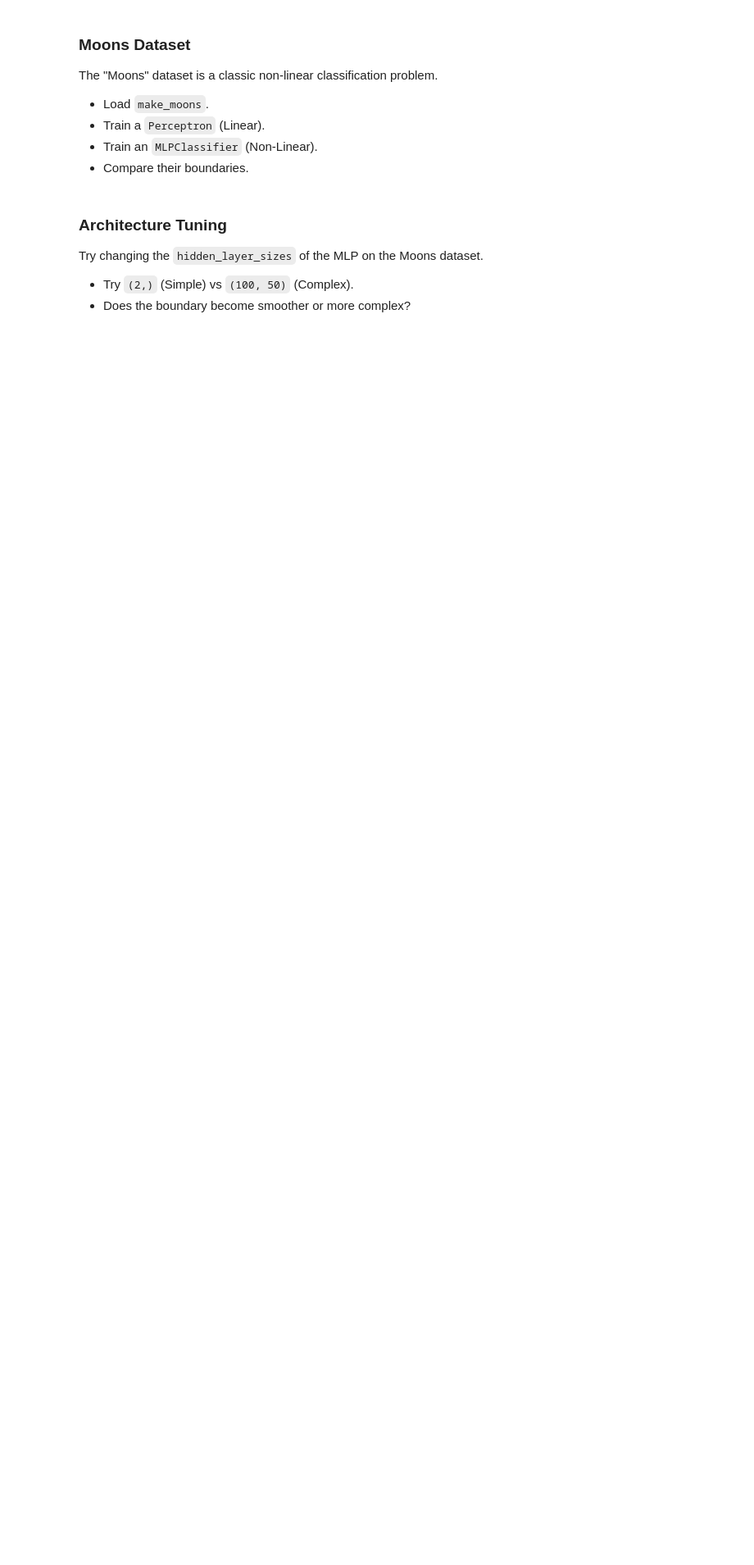
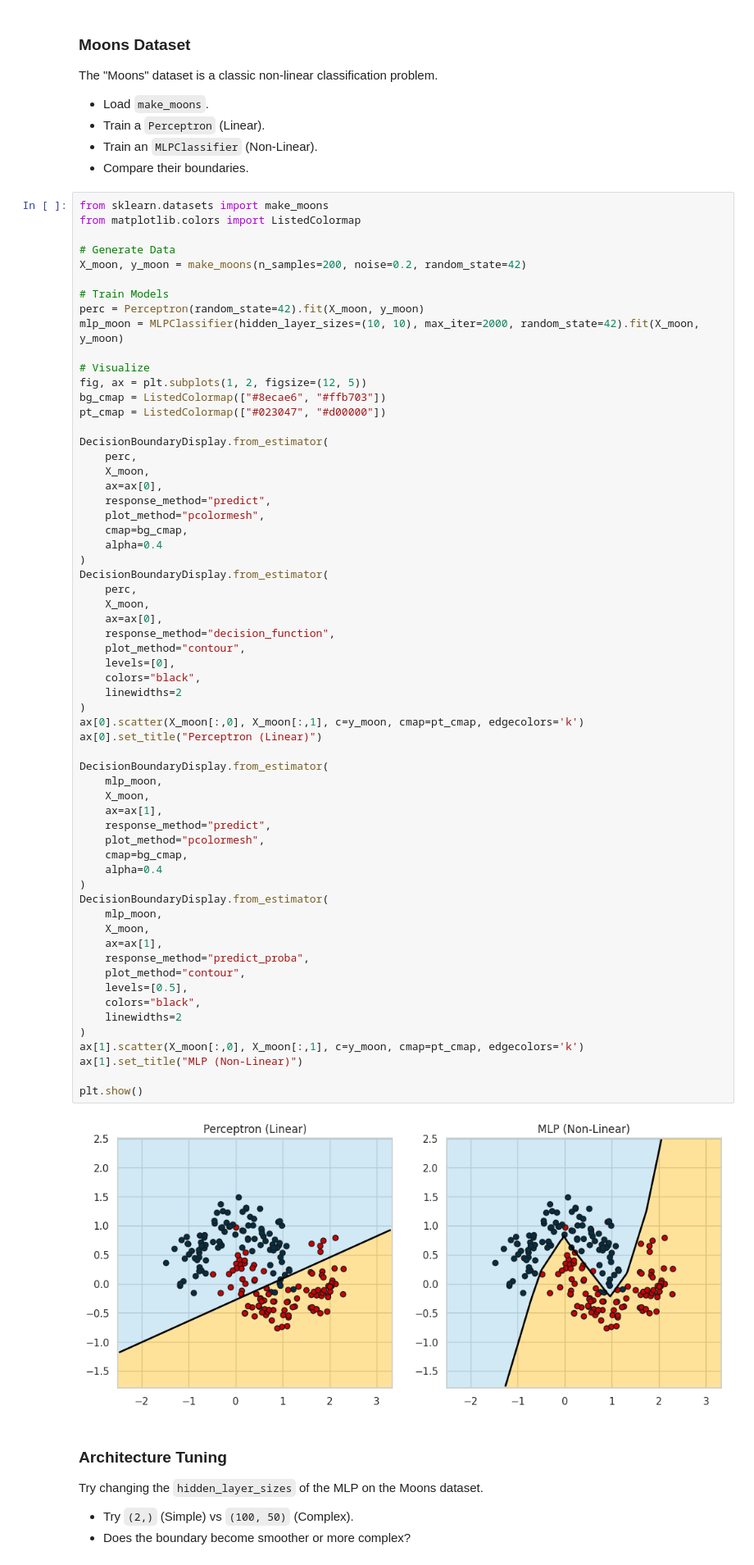
Before and after one commit to UG-Team-Data-Science/ml-workshop, a Jupyter notebook: src/S05 Neural Networks I: Foundations and Optimization/S05C01 Introduction to Artificial Neural Networks.ipynb, the cells around one changed output. Shown at 82% size. Saved outputs shown, nothing was run; the diff lists cells and outputs as text; blank space fills up the shorter version.

```diff
--- a/src/S05 Neural Networks I: Foundations and Optimization/S05C01 Introduction to Artificial Neural Networks.ipynb
+++ b/src/S05 Neural Networks I: Foundations and Optimization/S05C01 Introduction to Artificial Neural Networks.ipynb
@@ -195,6 +203,69 @@ The "Moons" dataset is a classic non-linear classification problem.
 -   Train a `Perceptron` (Linear).
 -   Train an `MLPClassifier` (Non-Linear).
 -   Compare their boundaries.
+# %%
+from sklearn.datasets import make_moons
+from matplotlib.colors import ListedColormap
+
+# Generate Data
+X_moon, y_moon = make_moons(n_samples=200, noise=0.2, random_state=42)
+
+# Train Models
+perc = Perceptron(random_state=42).fit(X_moon, y_moon)
+mlp_moon = MLPClassifier(hidden_layer_sizes=(10, 10), max_iter=2000, random_state=42).fit(X_moon, y_moon)
+
+# Visualize
+fig, ax = plt.subplots(1, 2, figsize=(12, 5))
+bg_cmap = ListedColormap(["#8ecae6", "#ffb703"])
+pt_cmap = ListedColormap(["#023047", "#d00000"])
+
+DecisionBoundaryDisplay.from_estimator(
+    perc,
+    X_moon,
+    ax=ax[0],
+    response_method="predict",
+    plot_method="pcolormesh",
+    cmap=bg_cmap,
+    alpha=0.4
+)
+DecisionBoundaryDisplay.from_estimator(
+    perc,
+    X_moon,
+    ax=ax[0],
+    response_method="decision_function",
+    plot_method="contour",
+    levels=[0],
+    colors="black",
+    linewidths=2
+)
+ax[0].scatter(X_moon[:,0], X_moon[:,1], c=y_moon, cmap=pt_cmap, edgecolors='k')
+ax[0].set_title("Perceptron (Linear)")
+
+DecisionBoundaryDisplay.from_estimator(
+    mlp_moon,
+    X_moon,
+    ax=ax[1],
+    response_method="predict",
+    plot_method="pcolormesh",
+    cmap=bg_cmap,
+    alpha=0.4
+)
+DecisionBoundaryDisplay.from_estimator(
+    mlp_moon,
+    X_moon,
+    ax=ax[1],
+    response_method="predict_proba",
+    plot_method="contour",
+    levels=[0.5],
+    colors="black",
+    linewidths=2
+)
+ax[1].scatter(X_moon[:,0], X_moon[:,1], c=y_moon, cmap=pt_cmap, edgecolors='k')
+ax[1].set_title("MLP (Non-Linear)")
+
+plt.show()
+# %% [output]
+[figure, added]
 # %% [markdown]
 ### Architecture Tuning
 
```
Also changed, not shown: parts of 4 cells of this notebook, 6 other files.
